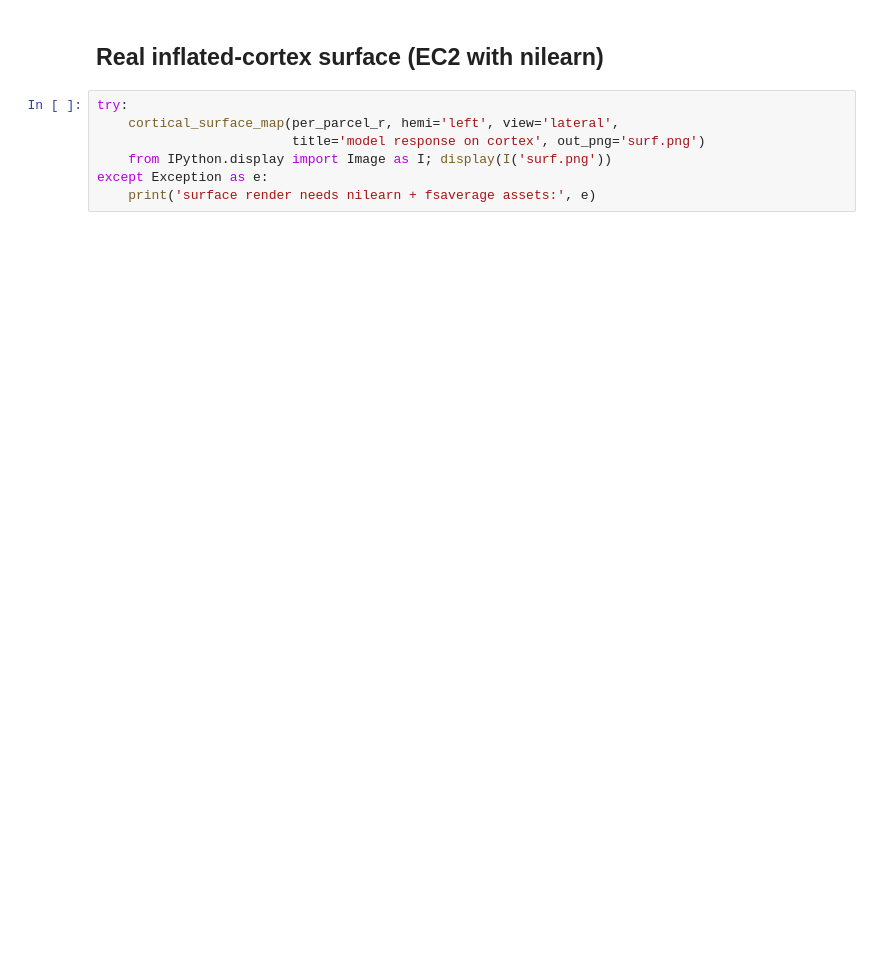
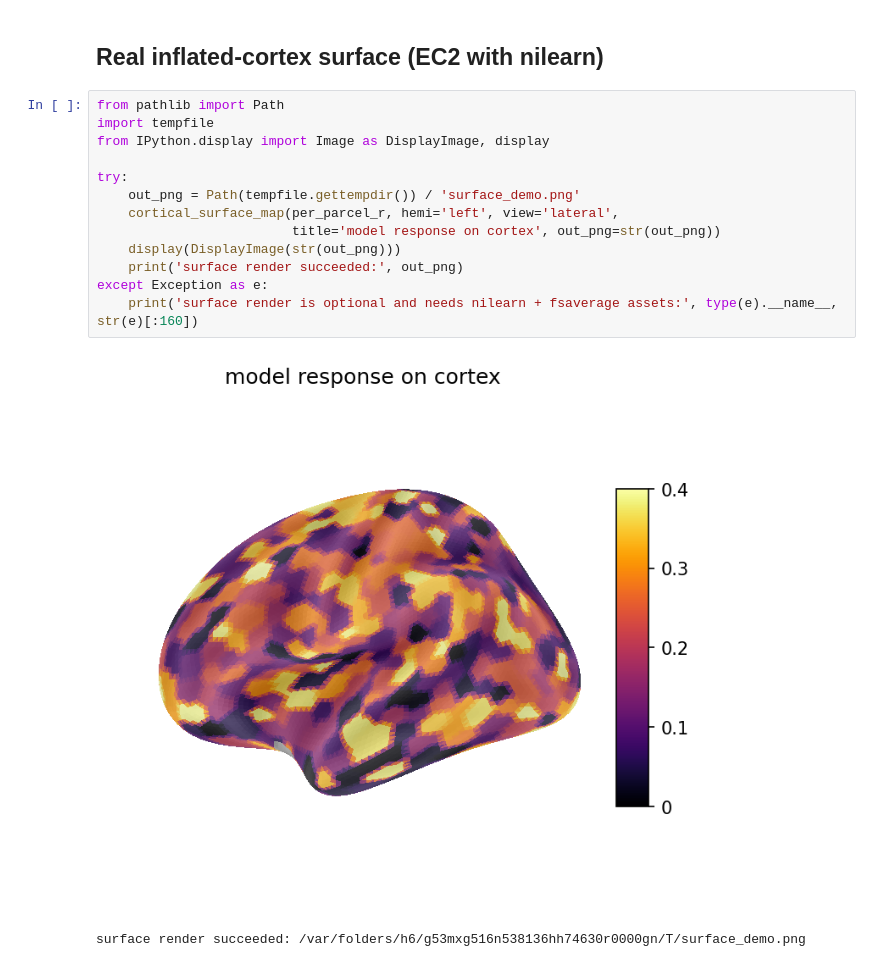
Before and after one commit to KartikP/brainscore-unified, a Jupyter notebook: notebooks/07_brain_visualization.ipynb, the cells around one changed output. Cells and saved outputs as stored; diff of their text form; blank space fills up the shorter version.

```diff
--- a/notebooks/07_brain_visualization.ipynb
+++ b/notebooks/07_brain_visualization.ipynb
@@ -19,9 +31,18 @@ from IPython.display import Image; Image('parcels.png')
 # %% [markdown]
 ## Real inflated-cortex surface (EC2 with nilearn)
 # %%
+from pathlib import Path
+import tempfile
+from IPython.display import Image as DisplayImage, display
+
 try:
+    out_png = Path(tempfile.gettempdir()) / 'surface_demo.png'
     cortical_surface_map(per_parcel_r, hemi='left', view='lateral',
-                         title='model response on cortex', out_png='surf.png')
-    from IPython.display import Image as I; display(I('surf.png'))
+                         title='model response on cortex', out_png=str(out_png))
+    display(DisplayImage(str(out_png)))
+    print('surface render succeeded:', out_png)
 except Exception as e:
-    print('surface render needs nilearn + fsaverage assets:', e)
+    print('surface render is optional and needs nilearn + fsaverage assets:', type(e).__name__, str(e)[:160])
+# %% [output]
+[figure, added]
+surface render succeeded: /var/folders/h6/g53mxg516n538136hh74630r0000gn/T/surface_demo.png
```
Also changed, not shown: parts of 3 cells of this notebook.
